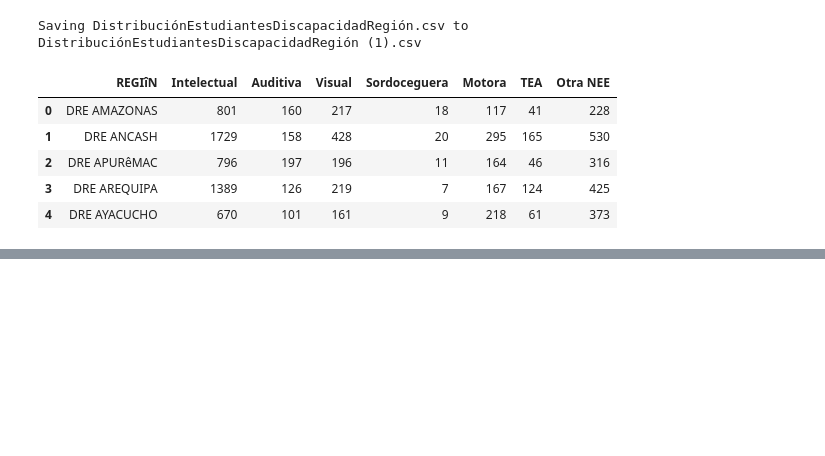
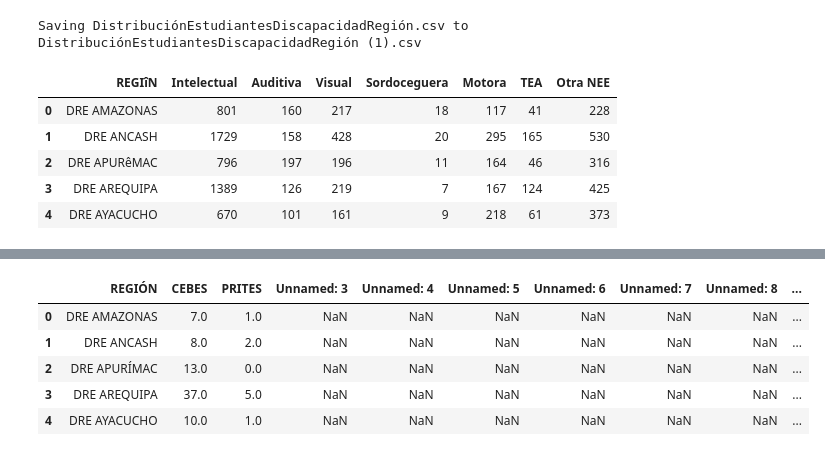
Before and after one commit to ParisLorenzo/TF_SistemasInteligentes, a Jupyter notebook: TF_SistemasInteligentes.ipynb, the cells around one changed output, grey strips where cells are left out. Saved outputs shown, nothing was run; the diff lists cells and outputs as text; code cells hidden in the pictures; blank space fills up the shorter version.

```diff
--- a/TF_SistemasInteligentes.ipynb
+++ b/TF_SistemasInteligentes.ipynb
@@ -30,0 +54,8 @@ df.head()
+# %%
+try:
+    df = pd.read_csv(next(iter(uploaded)), encoding='latin1')
+except UnicodeDecodeError:
+    df = pd.read_csv(next(iter(uploaded)), encoding='iso-8859-1')
+
+# Muestra las primeras filas del dataframe
+df.head()
@@ -30,0 +68,2 @@ df.head()
+# %%
+uploaded = files.upload()
@@ -30,0 +73,8 @@ df.head()
+# %%
+try:
+    df = pd.read_csv(next(iter(uploaded)), encoding='latin1')
+except UnicodeDecodeError:
+    df = pd.read_csv(next(iter(uploaded)), encoding='iso-8859-1')
+
+# Muestra las primeras filas del dataframe
+df.head()
@@ -30,0 +88,2 @@ df.head()
+# %%
+uploaded = files.upload()
@@ -30,0 +93,15 @@ df.head()
+# %%
+try:
+    df = pd.read_csv(next(iter(uploaded)), encoding='latin1')
+except UnicodeDecodeError:
+    df = pd.read_csv(next(iter(uploaded)), encoding='iso-8859-1')
+
+# Muestra las primeras filas del dataframe
+df.head()
+# %% [output]
+|  | REGIÓN | CEBES | PRITES | Unnamed: 3 | Unnamed: 4 | Unnamed: 5 | Unnamed: 6 | Unnamed: 7 | Unnamed: 8 | ... |
+| 0 | DRE AMAZONAS | 7.0 | 1.0 | NaN | NaN | NaN | NaN | NaN | NaN | ... |
+| 1 | DRE ANCASH | 8.0 | 2.0 | NaN | NaN | NaN | NaN | NaN | NaN | ... |
+| 2 | DRE APURÍMAC | 13.0 | 0.0 | NaN | NaN | NaN | NaN | NaN | NaN | ... |
+| 3 | DRE AREQUIPA | 37.0 | 5.0 | NaN | NaN | NaN | NaN | NaN | NaN | ... |
+| 4 | DRE AYACUCHO | 10.0 | 1.0 | NaN | NaN | NaN | NaN | NaN | NaN | ... |
```
Also changed, not shown: parts of 9 cells of this notebook.
